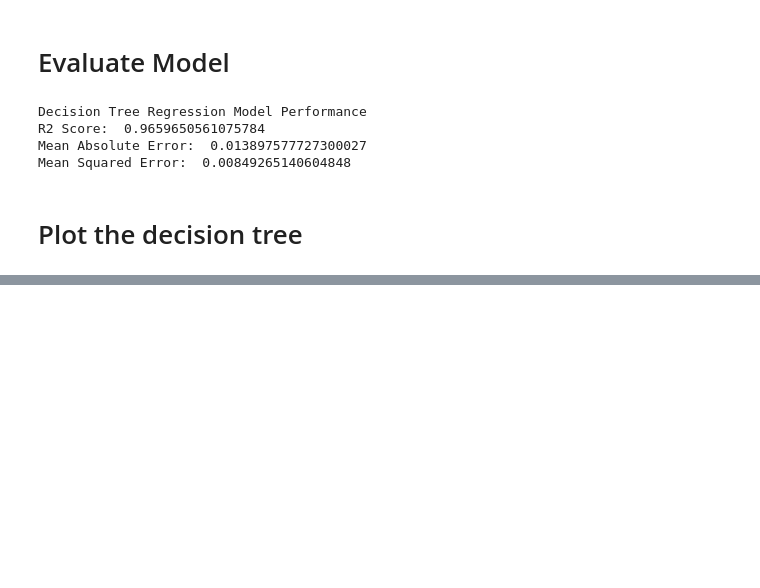
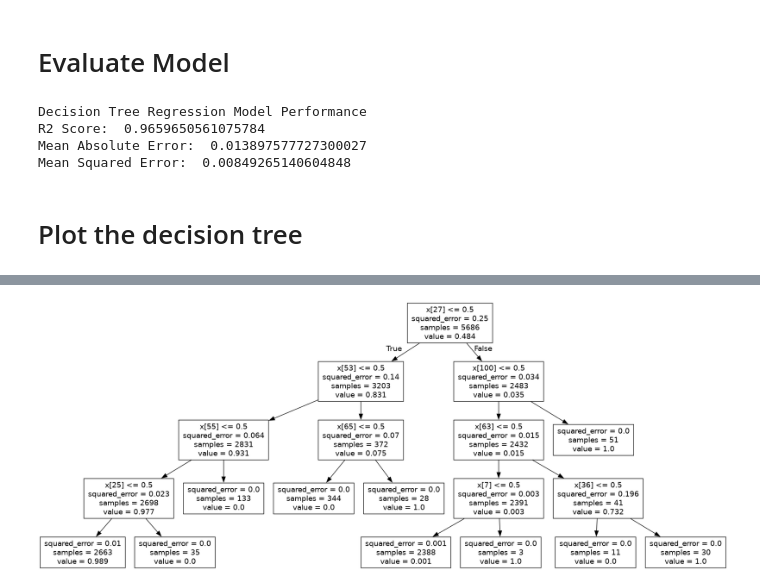
Before and after one commit to germanftv/ml-regression-tutorial, a Jupyter notebook: notebooks/6-decision_tree_regression.ipynb, the cells around one changed output, grey strips where cells are left out. Cells and saved outputs as stored; diff of their text form; code cells hidden in the pictures; blank space fills up the shorter version.

```diff
--- a/notebooks/6-decision_tree_regression.ipynb
+++ b/notebooks/6-decision_tree_regression.ipynb
@@ -212,0 +205,16 @@ graph
+# %%
+# Export the decision tree to a dot file and visualize it using pydot
+
+from sklearn.tree import export_graphviz
+import pydot
+# Export the decision tree to a dot file
+export_graphviz(regressor, out_file ='../outputs/6-tree.dot')
+# Use dot file to create a graph
+(graph, ) = pydot.graph_from_dot_file('../outputs/6-tree.dot')
+# Write graph to a png file
+graph.write_png('../outputs/6-tree.png')
+# Display the decision tree
+from IPython.display import Image
+Image(filename='../outputs/6-tree.png')
+# %% [output]
+[figure, added]
```
Also changed, not shown: parts of 2 cells of this notebook, 5 other files.
